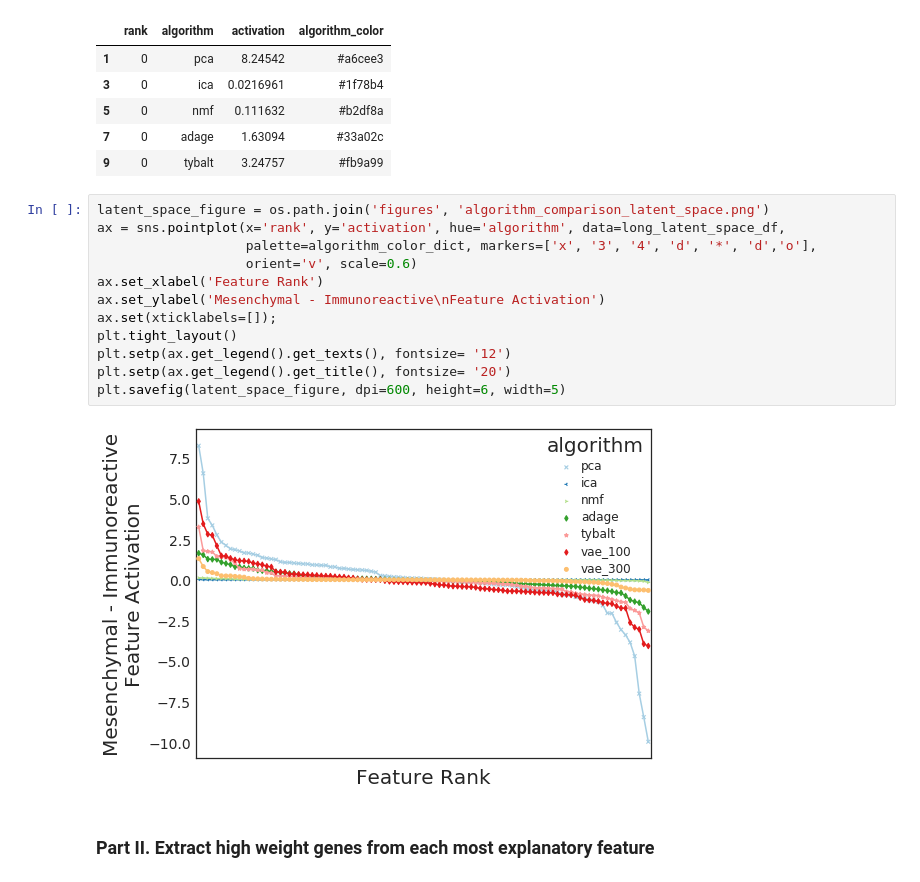
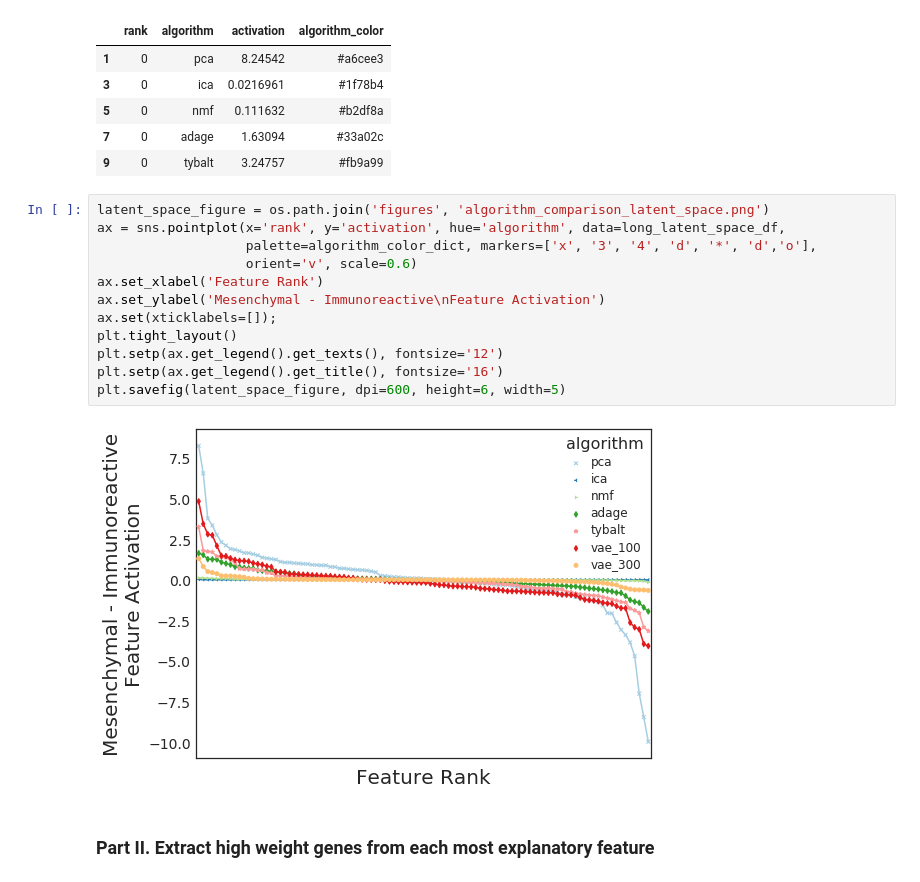
Before and after one commit to greenelab/vae_pancancer, a Jupyter notebook: latent_space_comparison.ipynb, the cells around one changed output. Cells and saved outputs as stored; diff of their text form.

```diff
--- a/latent_space_comparison.ipynb
+++ b/latent_space_comparison.ipynb
@@ -196,17 +196,17 @@ long_latent_space_df.head()
 # %%
 latent_space_figure = os.path.join('figures', 'algorithm_comparison_latent_space.png')
 ax = sns.pointplot(x='rank', y='activation', hue='algorithm', data=long_latent_space_df,
                    palette=algorithm_color_dict, markers=['x', '3', '4', 'd', '*', 'd','o'],
                    orient='v', scale=0.6)
 ax.set_xlabel('Feature Rank')
 ax.set_ylabel('Mesenchymal - Immunoreactive\nFeature Activation')
 ax.set(xticklabels=[]);
 plt.tight_layout()
-plt.setp(ax.get_legend().get_texts(), fontsize= '12')
-plt.setp(ax.get_legend().get_title(), fontsize= '20')
+plt.setp(ax.get_legend().get_texts(), fontsize='12')
+plt.setp(ax.get_legend().get_title(), fontsize='16')
 plt.savefig(latent_space_figure, dpi=600, height=6, width=5)
 # %% [output]
-[figure, old version]
+[figure, new version]
 # %% [markdown]
 ### Part II. Extract high weight genes from each most explanatory feature
 # %%
```
Also changed, not shown: 1 other file.
